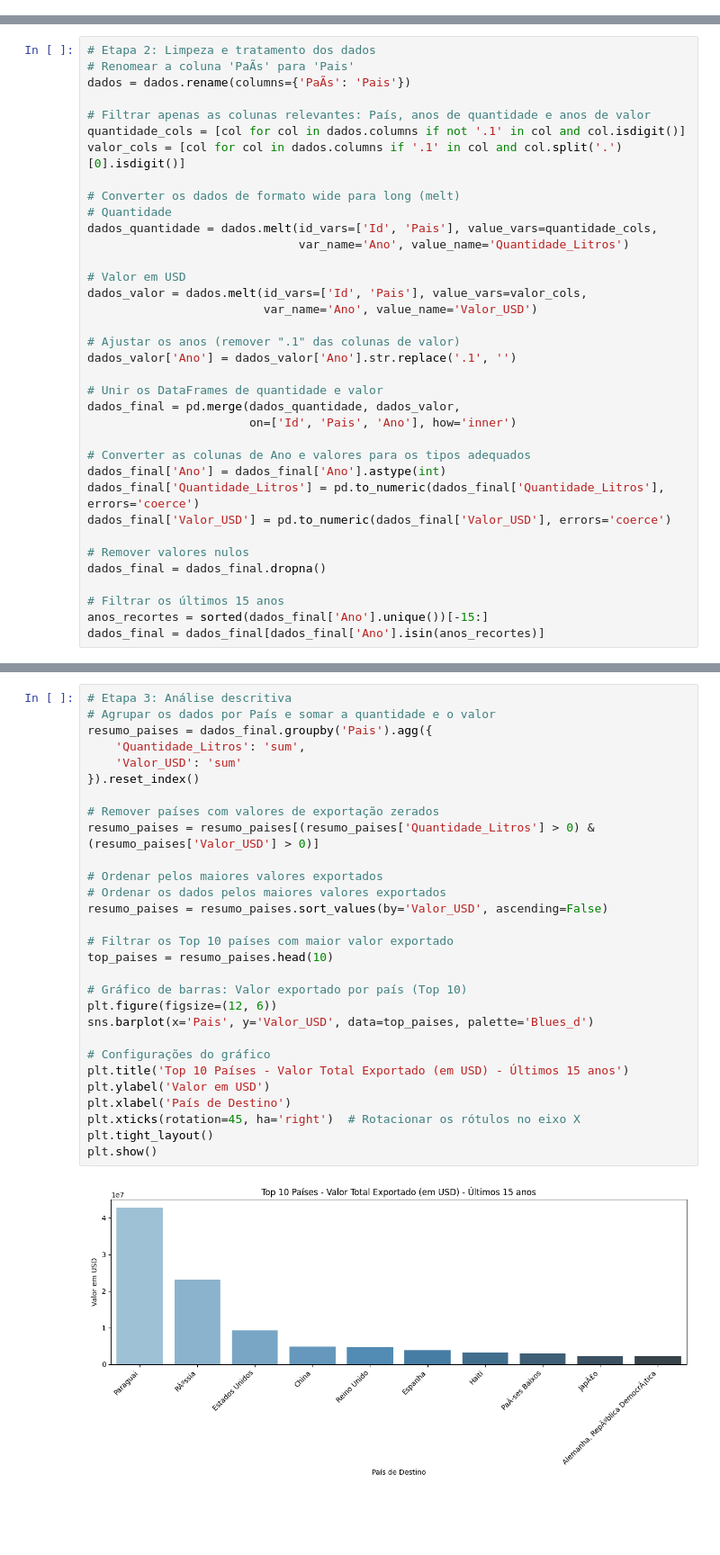
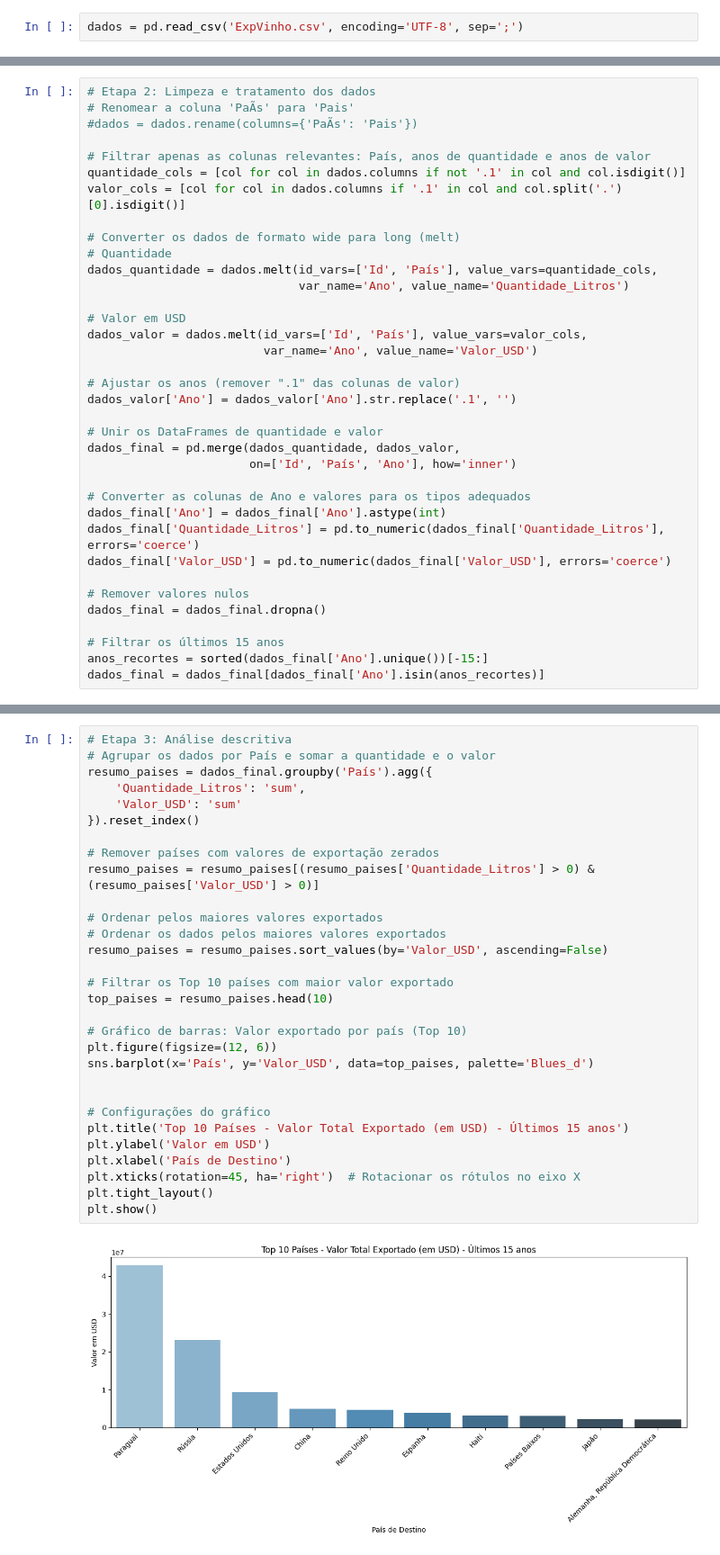
Before and after one commit to rodrigosilvacio/data-repository, a Jupyter notebook: Tech_Challenge_Python.ipynb, the cells around one changed output, grey strips where cells are left out. Shown at 90% size. Cells and saved outputs as stored; diff of their text form; blank space fills up the shorter version.

```diff
--- a/Tech_Challenge_Python.ipynb
+++ b/Tech_Challenge_Python.ipynb
@@ -21,0 +33,2 @@ except FileNotFoundError:
+# %%
+dados = pd.read_csv('ExpVinho.csv', encoding='UTF-8', sep=';')
@@ -56,7 +71,7 @@ Index(['Id', 'PaÃ­s', '1970', '1970.1', '1971', '1971.1', '1972', '1972.1',
 # %%
 # Etapa 2: Limpeza e tratamento dos dados
 # Renomear a coluna 'PaÃ­s' para 'Pais'
-dados = dados.rename(columns={'PaÃ­s': 'Pais'})
+#dados = dados.rename(columns={'PaÃ­s': 'Pais'})
 
 # Filtrar apenas as colunas relevantes: País, anos de quantidade e anos de valor
 quantidade_cols = [col for col in dados.columns if not '.1' in col and col.isdigit()]
@@ -64,11 +79,11 @@ valor_cols = [col for col in dados.columns if '.1' in col and col.split('.')[0].
 
 # Converter os dados de formato wide para long (melt)
 # Quantidade
-dados_quantidade = dados.melt(id_vars=['Id', 'Pais'], value_vars=quantidade_cols,
+dados_quantidade = dados.melt(id_vars=['Id', 'País'], value_vars=quantidade_cols,
                               var_name='Ano', value_name='Quantidade_Litros')
 
 # Valor em USD
-dados_valor = dados.melt(id_vars=['Id', 'Pais'], value_vars=valor_cols,
+dados_valor = dados.melt(id_vars=['Id', 'País'], value_vars=valor_cols,
                          var_name='Ano', value_name='Valor_USD')
 
 # Ajustar os anos (remover ".1" das colunas de valor)
@@ -76,7 +91,7 @@ dados_valor['Ano'] = dados_valor['Ano'].str.replace('.1', '')
 
 # Unir os DataFrames de quantidade e valor
 dados_final = pd.merge(dados_quantidade, dados_valor,
-                       on=['Id', 'Pais', 'Ano'], how='inner')
+                       on=['Id', 'País', 'Ano'], how='inner')
 
 # Converter as colunas de Ano e valores para os tipos adequados
 dados_final['Ano'] = dados_final['Ano'].astype(int)
@@ -111,34 +137,35 @@ Dados tratados:
 # %%
 # Etapa 3: Análise descritiva
 # Agrupar os dados por País e somar a quantidade e o valor
-resumo_paises = dados_final.groupby('Pais').agg({
+resumo_paises = dados_final.groupby('País').agg({
     'Quantidade_Litros': 'sum',
     'Valor_USD': 'sum'
 }).reset_index()
 
 # Remover países com valores de exportação zerados
 resumo_paises = resumo_paises[(resumo_paises['Quantidade_Litros'] > 0) & (resumo_paises['Valor_USD'] > 0)]
 
 # Ordenar pelos maiores valores exportados
 # Ordenar os dados pelos maiores valores exportados
 resumo_paises = resumo_paises.sort_values(by='Valor_USD', ascending=False)
 
 # Filtrar os Top 10 países com maior valor exportado
 top_paises = resumo_paises.head(10)
 
 # Gráfico de barras: Valor exportado por país (Top 10)
 plt.figure(figsize=(12, 6))
-sns.barplot(x='Pais', y='Valor_USD', data=top_paises, palette='Blues_d')
+sns.barplot(x='País', y='Valor_USD', data=top_paises, palette='Blues_d')
+
 
 # Configurações do gráfico
 plt.title('Top 10 Países - Valor Total Exportado (em USD) - Últimos 15 anos')
 plt.ylabel('Valor em USD')
 plt.xlabel('País de Destino')
 plt.xticks(rotation=45, ha='right')  # Rotacionar os rótulos no eixo X
 plt.tight_layout()
 plt.show()
 # %% [output]
-[figure, old version]
+[figure, new version]
 # %%
 # Gráfico de linha: Tendência temporal de exportações
 plt.figure(figsize=(10, 5))
```
Also changed, not shown: parts of 74 cells of this notebook.
